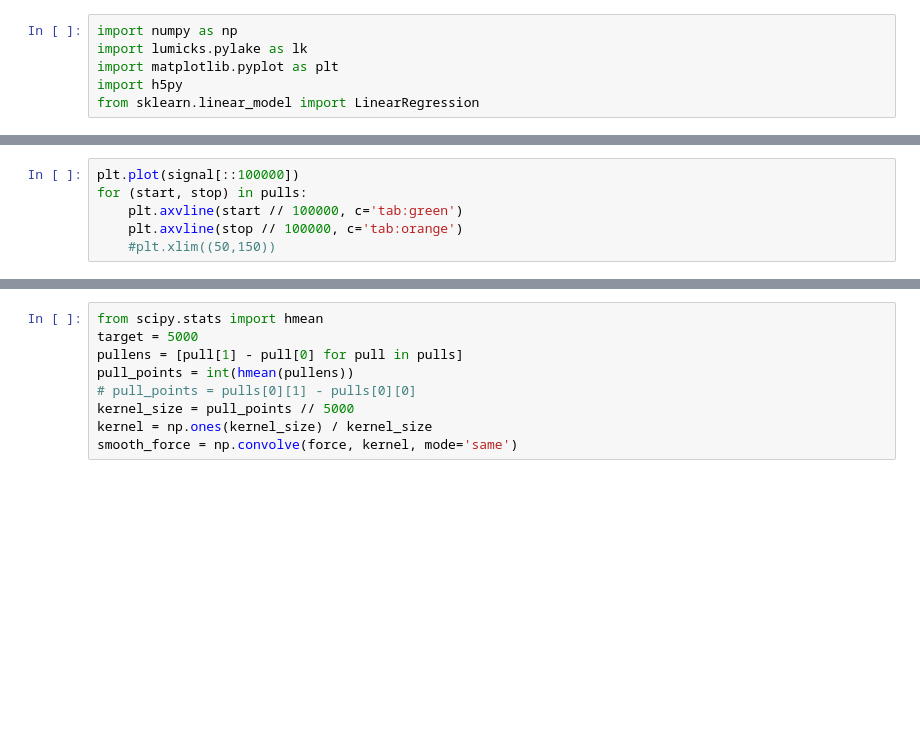
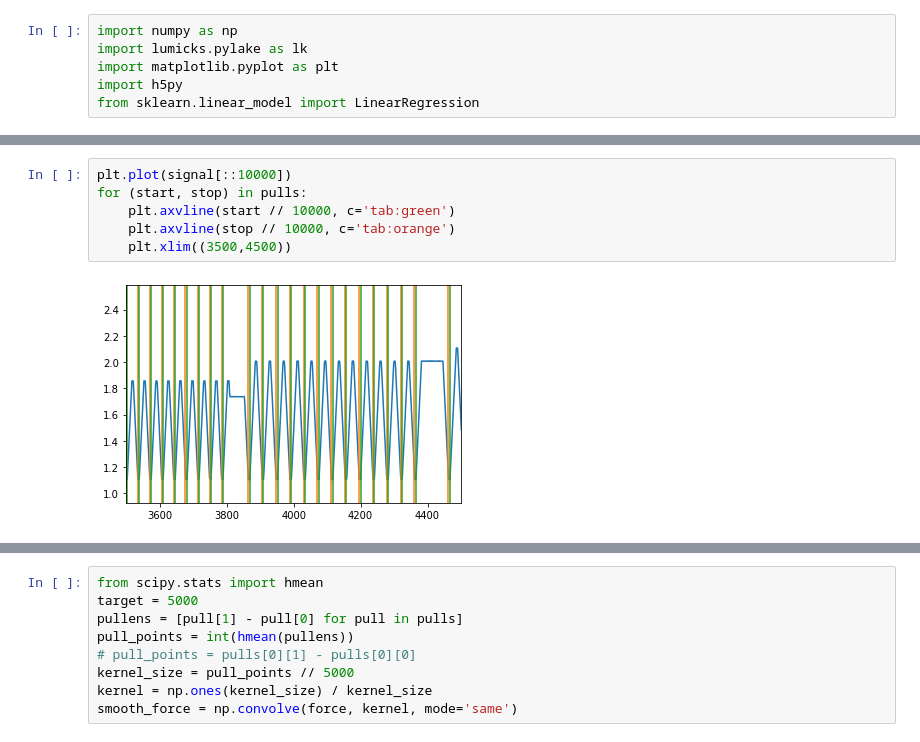
Before and after one commit to kaveeken/tweez-split, a Jupyter notebook: autobook.ipynb, the cells around one changed output, grey strips where cells are left out. Drawn from its saved outputs; the diff is of its cells as text; blank space fills up the shorter version.

```diff
--- a/autobook.ipynb
+++ b/autobook.ipynb
@@ -31,6 +84,8 @@ print(len(pulls))
 # %%
-plt.plot(signal[::100000])
+plt.plot(signal[::10000])
 for (start, stop) in pulls:
-    plt.axvline(start // 100000, c='tab:green')
-    plt.axvline(stop // 100000, c='tab:orange')
-    #plt.xlim((50,150))
+    plt.axvline(start // 10000, c='tab:green')
+    plt.axvline(stop // 10000, c='tab:orange')
+    plt.xlim((3500,4500))
+# %% [output]
+[figure, added]
```
Also changed, not shown: parts of 13 cells of this notebook, 2 other files.
